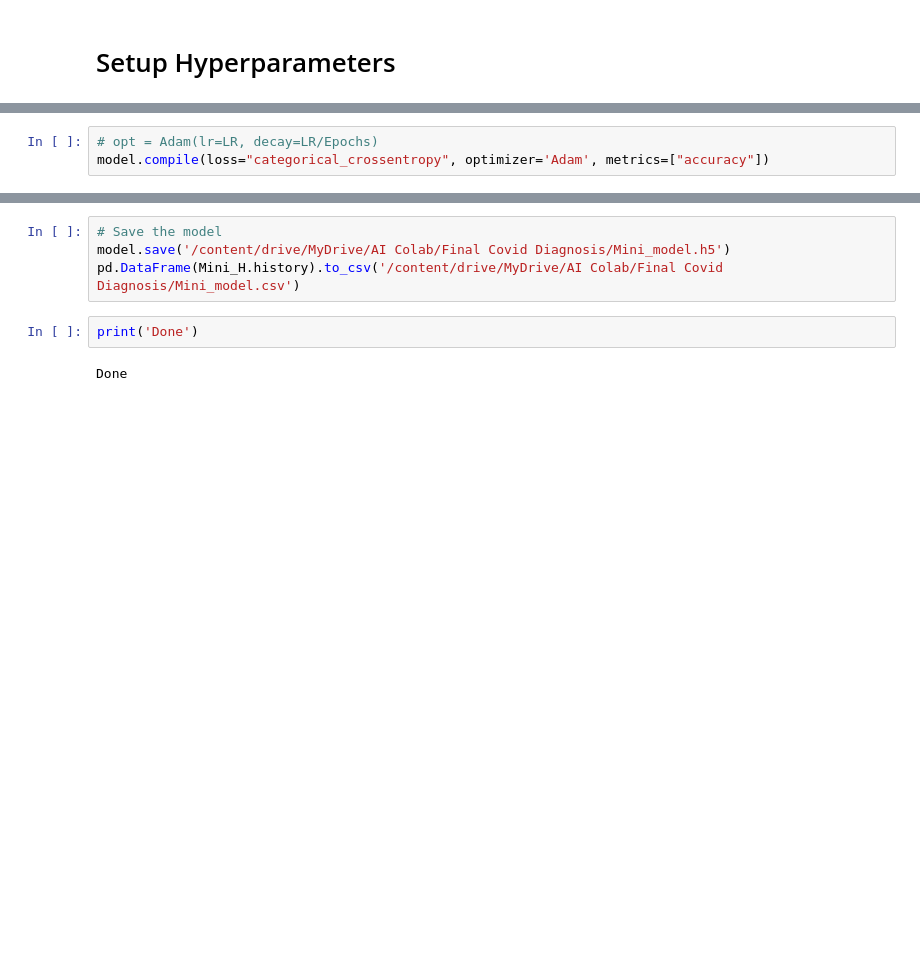
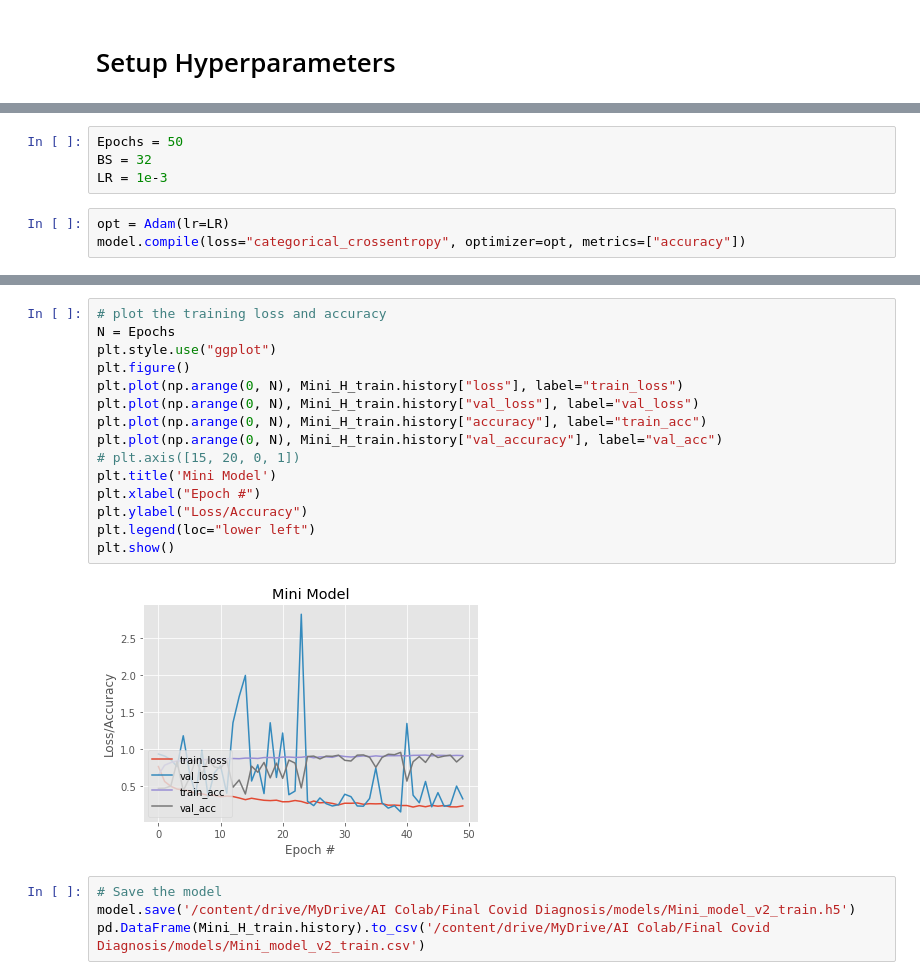
Before and after one commit to Rajsoni03/Coro_Net_Implementation, a Jupyter notebook: Mini_Model.ipynb, the cells around one changed output, grey strips where cells are left out. Cells and saved outputs as stored; diff of their text form; blank space fills up the shorter version.

```diff
--- a/Mini_Model.ipynb
+++ b/Mini_Model.ipynb
@@ -258,3 +239,7 @@ decay = LR / Epochs
+# %%
+Epochs = 50
+BS = 32
+LR = 1e-3
 # %%
-# opt = Adam(lr=LR, decay=LR/Epochs)
-model.compile(loss="categorical_crossentropy", optimizer='Adam', metrics=["accuracy"])
+opt = Adam(lr=LR)
+model.compile(loss="categorical_crossentropy", optimizer=opt, metrics=["accuracy"])
@@ -290,8 +270,21 @@ Epoch 100/100
+# %%
+# plot the training loss and accuracy
+N = Epochs
+plt.style.use("ggplot")
+plt.figure()
+plt.plot(np.arange(0, N), Mini_H_train.history["loss"], label="train_loss")
+plt.plot(np.arange(0, N), Mini_H_train.history["val_loss"], label="val_loss")
+plt.plot(np.arange(0, N), Mini_H_train.history["accuracy"], label="train_acc")
+plt.plot(np.arange(0, N), Mini_H_train.history["val_accuracy"], label="val_acc")
+# plt.axis([15, 20, 0, 1])
+plt.title('Mini Model')
+plt.xlabel("Epoch #")
+plt.ylabel("Loss/Accuracy")
+plt.legend(loc="lower left")
+plt.show()
+# %% [output]
+[figure, added]
 # %%
 # Save the model
-model.save('/content/drive/MyDrive/AI Colab/Final Covid Diagnosis/Mini_model.h5')
-pd.DataFrame(Mini_H.history).to_csv('/content/drive/MyDrive/AI Colab/Final Covid Diagnosis/Mini_model.csv')
+model.save('/content/drive/MyDrive/AI Colab/Final Covid Diagnosis/models/Mini_model_v2_train.h5')
+pd.DataFrame(Mini_H_train.history).to_csv('/content/drive/MyDrive/AI Colab/Final Covid Diagnosis/models/Mini_model_v2_train.csv')
-# %%
-print('Done')
-# %% [output]
-Done
```
Also changed, not shown: parts of 37 cells of this notebook.
